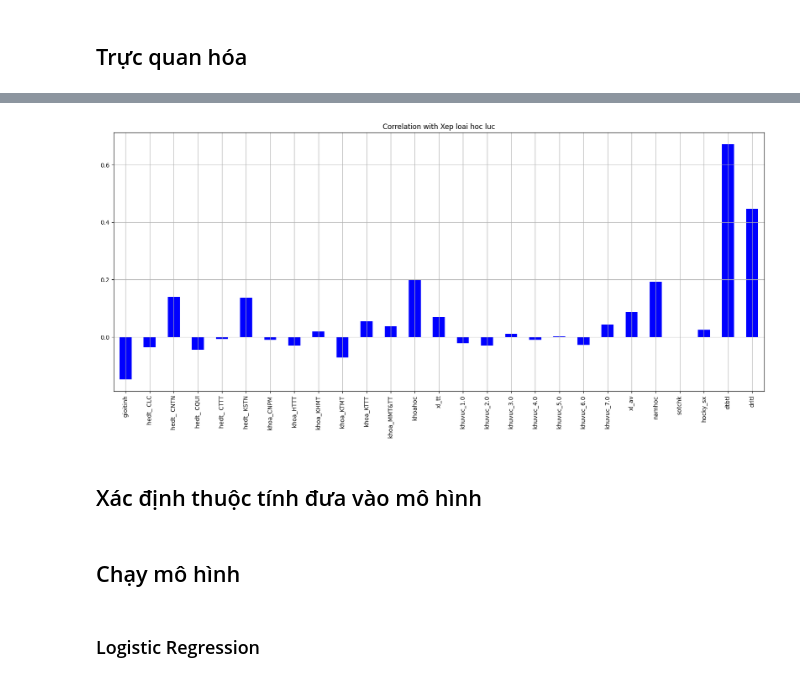
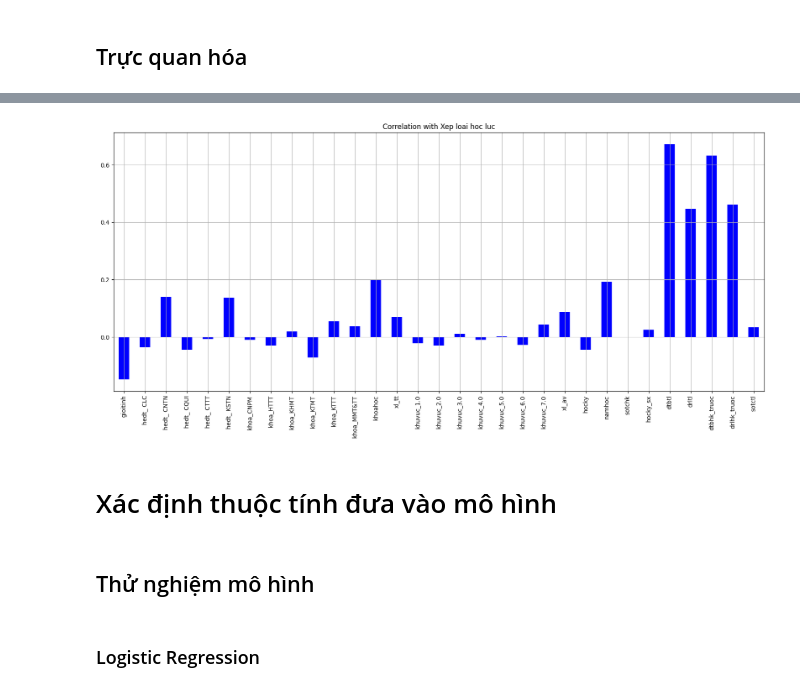
Before and after one commit to anhducbuui270802/Educational_DataMining, a Jupyter notebook: TEST_CLASSIFICATION/main.ipynb, the cells around one changed output, grey strips where cells are left out. Saved outputs shown, nothing was run; the diff lists cells and outputs as text; code cells hidden in the pictures.

Commit message:
them cot dtbhk_truoc, drlhk_truoc

```diff
--- a/TEST_CLASSIFICATION/main.ipynb
+++ b/TEST_CLASSIFICATION/main.ipynb
@@ -314,10 +321,11 @@ df.drop(columns="xl_drl", inplace=True)
 # bins = [0, 4, 5, 7, 8, 9, 10.1]
 # labels = [0, 1, 2, 3, 4, 5]
 
+# {Kém, Yếu}, Trung bình, Khá, {Giỏi, Xuất sắc}
 bins = [0, 5, 7, 8, 10.1]
 labels = [0, 1, 2, 3]
 
 # Áp dụng pd.cut để xếp loại giá trị của cột "diemtb"
-df["xl_dtbhk"] = pd.cut(df["dtbhk"], bins=bins, labels=labels, include_lowest=True, right=False)
+df["xeploai"] = pd.cut(df["dtbhk"], bins=bins, labels=labels, include_lowest=True, right=False)
 df.drop(columns="dtbhk", inplace=True)
 # %%
@@ -355,6 +353,9 @@ def convert_DRL_to_xeploai(x):
     return 5
 # %%
 df["drltl"] = df["drltl"].apply(lambda x: convert_DRL_to_xeploai(x))
+df["drlhk_truoc"] = df["drlhk_truoc"].apply(lambda x: convert_DRL_to_xeploai(x))
+# %%
+df["xeploai"] = df["xeploai"].astype("int64")
 # %% [markdown]
 # One hot
 # %%
@@ -390,5 +391,5 @@ df.head()
 # %%
-drop_columns = ["hocky", "drl"]
+drop_columns = ["drl"]
 df.drop(columns=drop_columns, inplace=True)
 # %%
 df.head()
@@ -471,11 +472,11 @@ plt.title("correlation of feature")
 # %%
 # Tương quan các thuộc tính với output
-df.select_dtypes(include=['float', 'int']).corrwith(df[output]).plot(kind='bar', grid=True, figsize=(20, 8)
+df.select_dtypes(include=['float', 'int']).drop("xeploai", axis=1).corrwith(df["xeploai"]).plot(kind='bar', grid=True, figsize=(20, 8)
 , title="Correlation with Xep loai hoc luc",color="Blue");
 # %% [output]
-[figure, old version]
+[figure, new version]
 # %% [markdown]
-## Xác định thuộc tính đưa vào mô hình
+# Xác định thuộc tính đưa vào mô hình
 # %%
 # Khu vực
 khuvuc = [col for col in df.columns if col.startswith("khuvuc")]
@@ -495,5 +496,5 @@ output = "xl_dtbhk"
 # %% [markdown]
-## Chạy mô hình
+## Thử nghiệm mô hình
 # %%
 from sklearn.linear_model import LogisticRegression
 from sklearn.neighbors import KNeighborsClassifier
```
Also changed, not shown: parts of 51 cells of this notebook, 1 other file.
